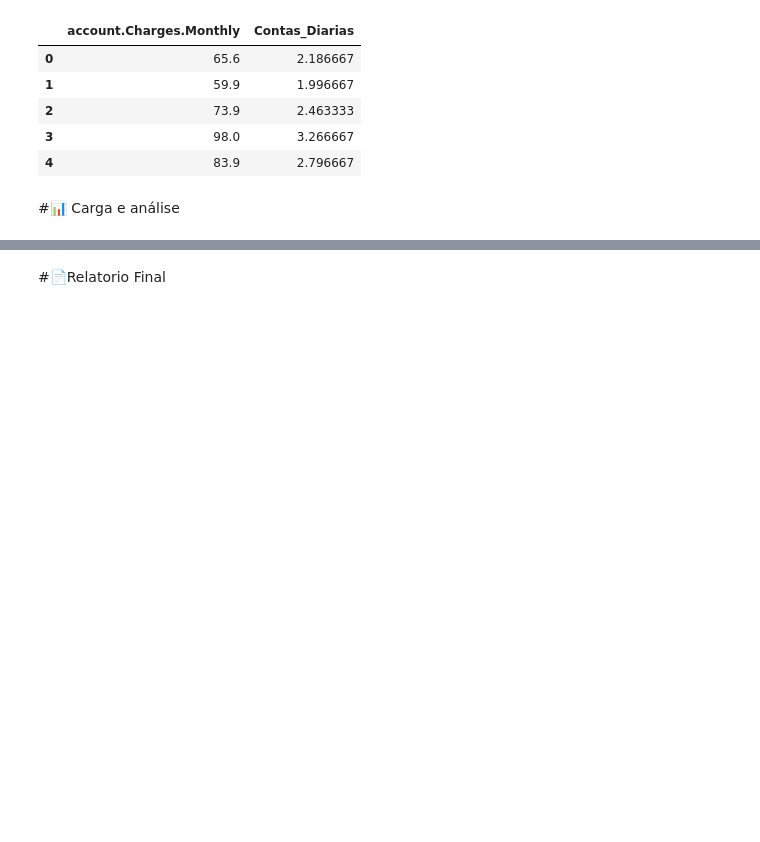
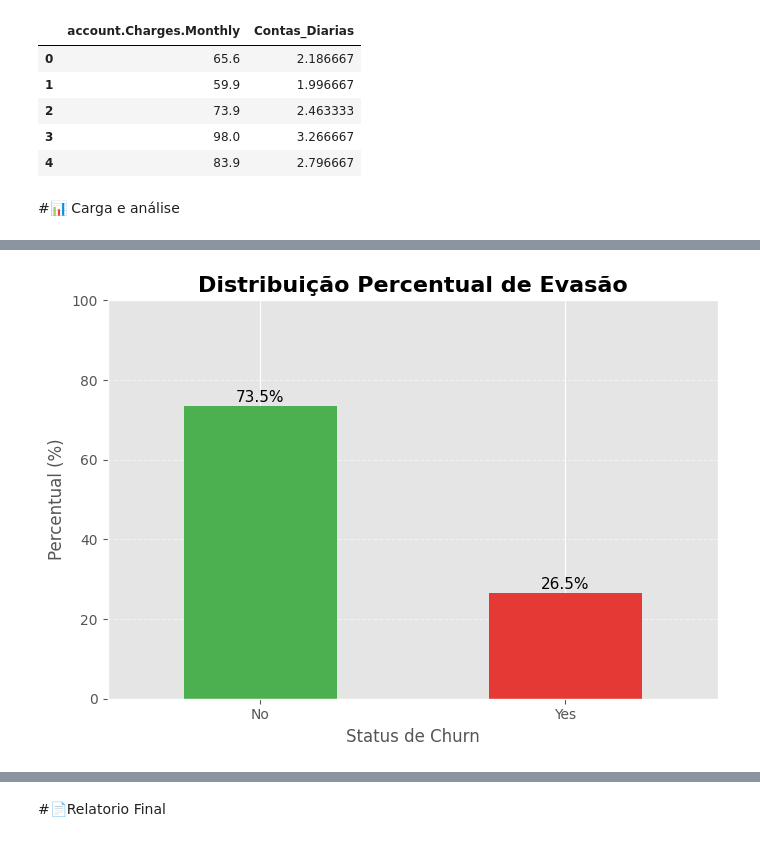
Before and after one commit to marceloBaumgratz/Challenge_TelecomX, a Jupyter notebook: notebooks/TelecomX_BR.ipynb, the cells around one changed output, grey strips where cells are left out. Cells and saved outputs as stored; diff of their text form; code cells hidden in the pictures; blank space fills up the shorter version.

```diff
--- a/notebooks/TelecomX_BR.ipynb
+++ b/notebooks/TelecomX_BR.ipynb
@@ -108,0 +123,6 @@ df[["account.Charges.Monthly", "Contas_Diarias"]].head()
+# %%
+churn_contagem = df["Churn"].value_counts()
+
+churn_percentual = df["Churn"].value_counts(normalize=True) * 100
+
+churn_percentual
@@ -108,0 +135,23 @@ df[["account.Charges.Monthly", "Contas_Diarias"]].head()
+# %%
+import matplotlib.pyplot as plt
+
+plt.style.use("ggplot")
+plt.figure(figsize=(7,5))
+ax = churn_percentual.plot(kind="bar", color=["#4CAF50", "#E53935"])
+
+plt.title("Distribuição Percentual de Evasão", fontsize=16, weight="bold")
+plt.xlabel("Status de Churn", fontsize=12)
+plt.ylabel("Percentual (%)", fontsize=12)
+
+plt.xticks(rotation=0)
+plt.ylim(0, 100)
+
+plt.grid(axis="y", linestyle="--", alpha=0.5)
+
+for i, valor in enumerate(churn_percentual):
+    plt.text(i, valor + 1, f"{valor:.1f}%", ha='center', fontsize=11)
+
+plt.tight_layout()
+plt.show()
+# %% [output]
+[figure, added]
```
Also changed, not shown: parts of 9 cells of this notebook.
